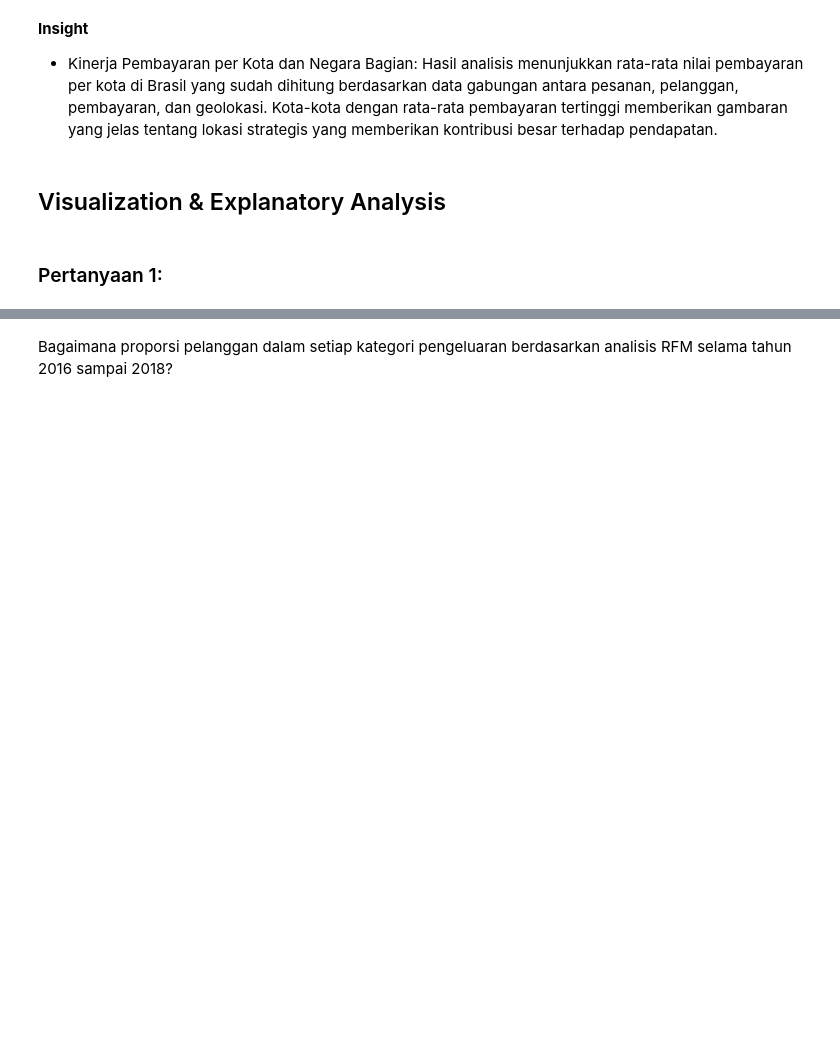
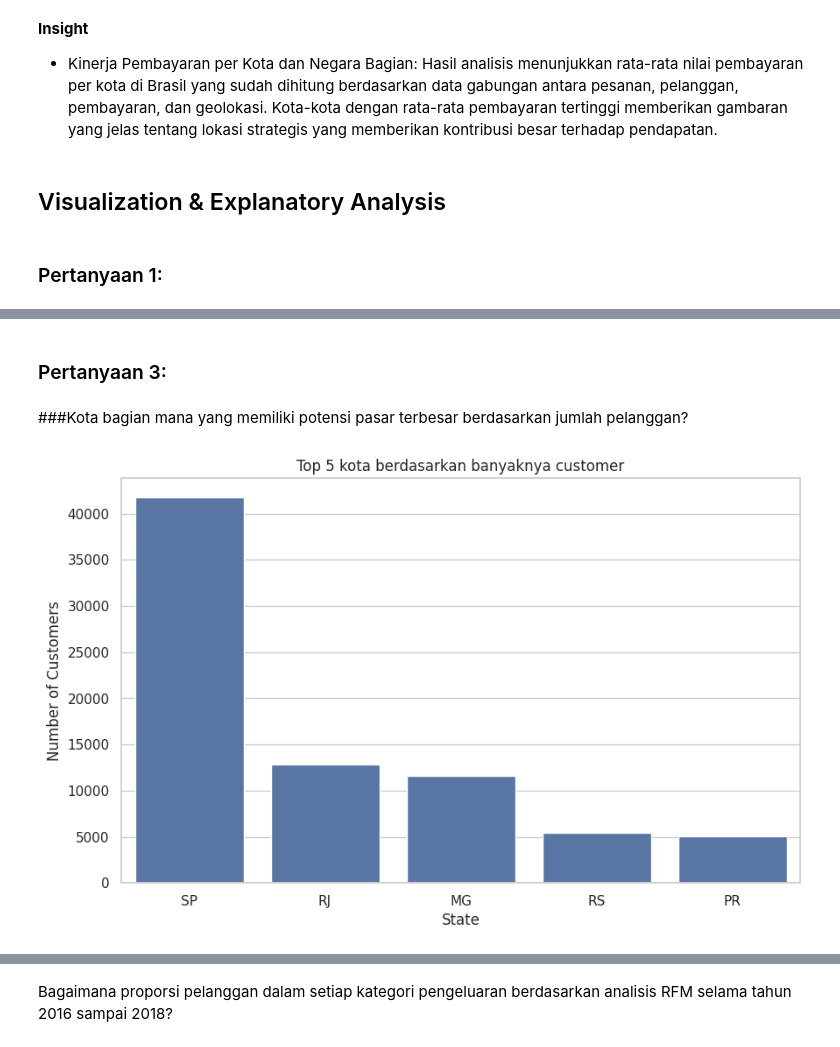
Before and after one commit to DraganAbrisamWidijanto/Proyek-analisis-data, a Jupyter notebook: EDA_Explore.ipynb, the cells around one changed output, grey strips where cells are left out. Drawn from its saved outputs; the diff is of its cells as text; code cells hidden in the pictures; blank space fills up the shorter version.

```diff
--- a/EDA_Explore.ipynb
+++ b/EDA_Explore.ipynb
@@ -234,0 +249,12 @@ max                 NaN               NaN
+# %%
+# Summary of numerical columns
+customers_summary = olist_customers_dataset['customer_zip_code_prefix'].describe()
+print("\nOlist Customers Dataset Summary:")
+print(customers_summary)
+
+# Count of categorical columns
+state_counts = olist_customers_dataset['customer_state'].value_counts()
+
+
+print("\nTop 5 States Count in Customers:")
+print(state_counts.head())
@@ -434,0 +620,13 @@ sorted_heatmap_data_clean.to_csv('heatmap_data_cleaned.csv', index=False)
+# %% [markdown]
+### Pertanyaan 3:
+# %% [markdown]
+###Kota bagian mana yang memiliki potensi pasar terbesar berdasarkan jumlah pelanggan?
+# %%
+plt.figure(figsize=(10, 6))
+sns.barplot(x=state_counts.head().index, y=state_counts.head().values)
+plt.title('Top 5 kota berdasarkan banyaknya customer')
+plt.xlabel('State')
+plt.ylabel('Number of Customers')
+plt.show()
+# %% [output]
+[figure, added]
```
Also changed, not shown: parts of 38 cells of this notebook, 4 other files.
